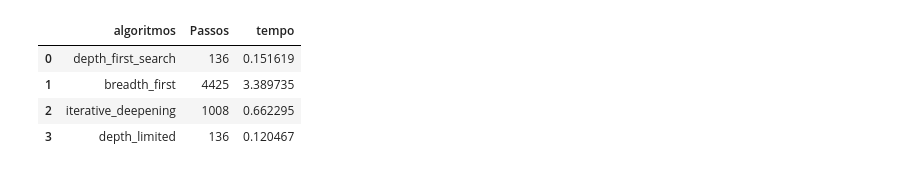
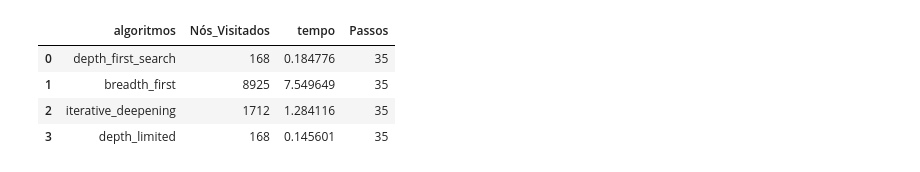
Before and after one commit to dinixz/Maze, a Jupyter notebook: testes.ipynb, the cells around one changed output. Drawn from its saved outputs; the diff is of its cells as text; code cells hidden in the pictures.

```diff
--- a/testes.ipynb
+++ b/testes.ipynb
@@ -324,0 +323,6 @@ iterative_deepening = iterative_deepening_search(maze_easy, 44)
+# %%
+depth_first = depth_first_search(maze_medium)
+breadth_first =  breadth_first_search(maze_medium)
+depth_limited = depth_limited_search(maze_medium, 50)
+iterative_deepening = iterative_deepening_search(maze_medium, 50)
+blind = [depth_first, breadth_first, iterative_deepening, depth_limited]
@@ -324,0 +372,10 @@ iterative_deepening = iterative_deepening_search(maze_easy, 44)
+# %%
+def tabelas(lista):
+    nos = []
+    tempo = []
+    passos = []
+    for algoritmo in lista:
+        nos.append(algoritmo[1])
+        tempo.append(algoritmo[2])
+        passos.append(steps(algoritmo[0]))
+    return nos, tempo, passos
@@ -325,15 +386,16 @@ iterative_deepening = iterative_deepening_search(maze_easy, 44)
 # %%
-
+results = tabelas(blind)
 tabela_blind = {"algoritmos": ["depth_first_search", "breadth_first", "iterative_deepening", "depth_limited"],
-                               "Passos" : [depth_first[1], breadth_first[1], iterative_deepening[1], depth_limited[1]],
-                               "tempo" :  [depth_first[2], breadth_first[2], iterative_deepening[2], depth_limited[2]] }
+                               "Nós_Visitados" : results[0],
+                               "tempo" : results[1],
+                                "Passos": results[2]}
 
 
 df = pd.DataFrame(tabela_blind)
 df
 # %% [output]
-|  | algoritmos | Passos | tempo |
-| 0 | depth_first_search | 136 | 0.151619 |
-| 1 | breadth_first | 4425 | 3.389735 |
-| 2 | iterative_deepening | 1008 | 0.662295 |
-| 3 | depth_limited | 136 | 0.120467 |
+|  | algoritmos | Nós_Visitados | tempo | Passos |
+| 0 | depth_first_search | 168 | 0.184776 | 35 |
+| 1 | breadth_first | 8925 | 7.549649 | 35 |
+| 2 | iterative_deepening | 1712 | 1.284116 | 35 |
+| 3 | depth_limited | 168 | 0.145601 | 35 |
```
Also changed, not shown: parts of 17 cells of this notebook.
